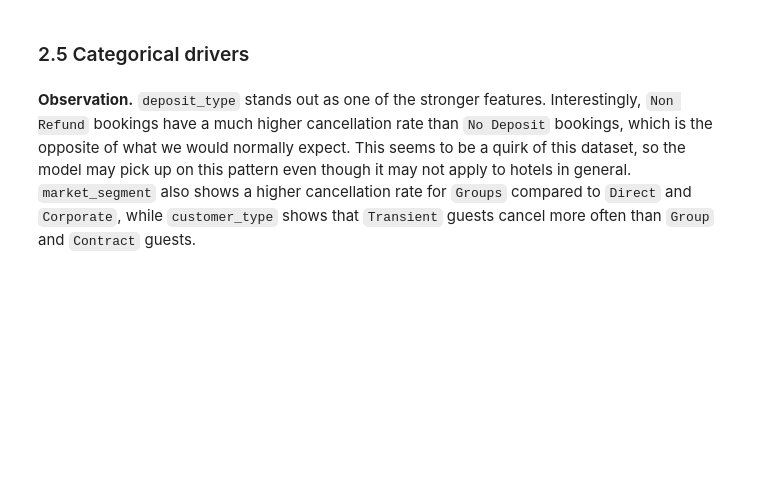
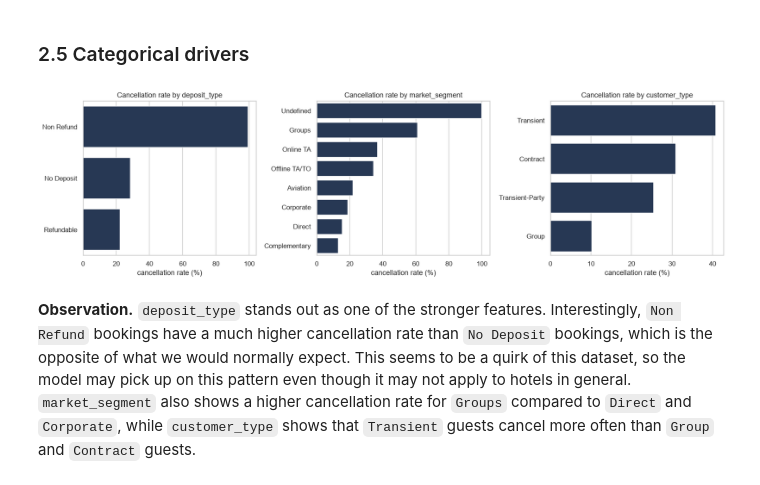
Before and after one commit to AnanyaBottu/ml-capstone, a Jupyter notebook: notebooks/classification.ipynb, the cells around one changed output. Saved outputs shown, nothing was run; the diff lists cells and outputs as text; code cells hidden in the pictures; blank space fills up the shorter version.

```diff
--- a/notebooks/classification.ipynb
+++ b/notebooks/classification.ipynb
@@ -168,13 +229,15 @@ engagement with the specific stay rather than a generic reservation.
 # %%
 fig, axes = plt.subplots(1, 3, figsize=(16, 4.6))
 
 for ax, col in zip(axes, ["deposit_type", "market_segment", "customer_type"]):
     rate = df_raw.groupby(col)["is_canceled"].mean().sort_values(ascending=False) * 100
-    sns.barplot(x=rate.values, y=rate.index, ax=ax, color="#4C72B0")
+    sns.barplot(x=rate.values, y=rate.index, ax=ax, color="#1F365C")
     ax.set(title=f"Cancellation rate by {col}", xlabel="cancellation rate (%)", ylabel="")
 
 plt.tight_layout()
 plt.show()
+# %% [output]
+[figure, added]
 # %% [markdown]
 **Observation.** `deposit_type` stands out as one of the stronger features. Interestingly, `Non Refund` bookings have a much higher cancellation rate than `No Deposit` bookings, which is the opposite of what we would normally expect. This seems to be a quirk of this dataset, so the model may pick up on this pattern even though it may not apply to hotels in general. `market_segment` also shows a higher cancellation rate for `Groups` compared to `Direct` and `Corporate`, while `customer_type` shows that `Transient` guests cancel more often than `Group` and `Contract` guests.
 # %% [markdown]
```
Also changed, not shown: parts of 35 cells of this notebook.
